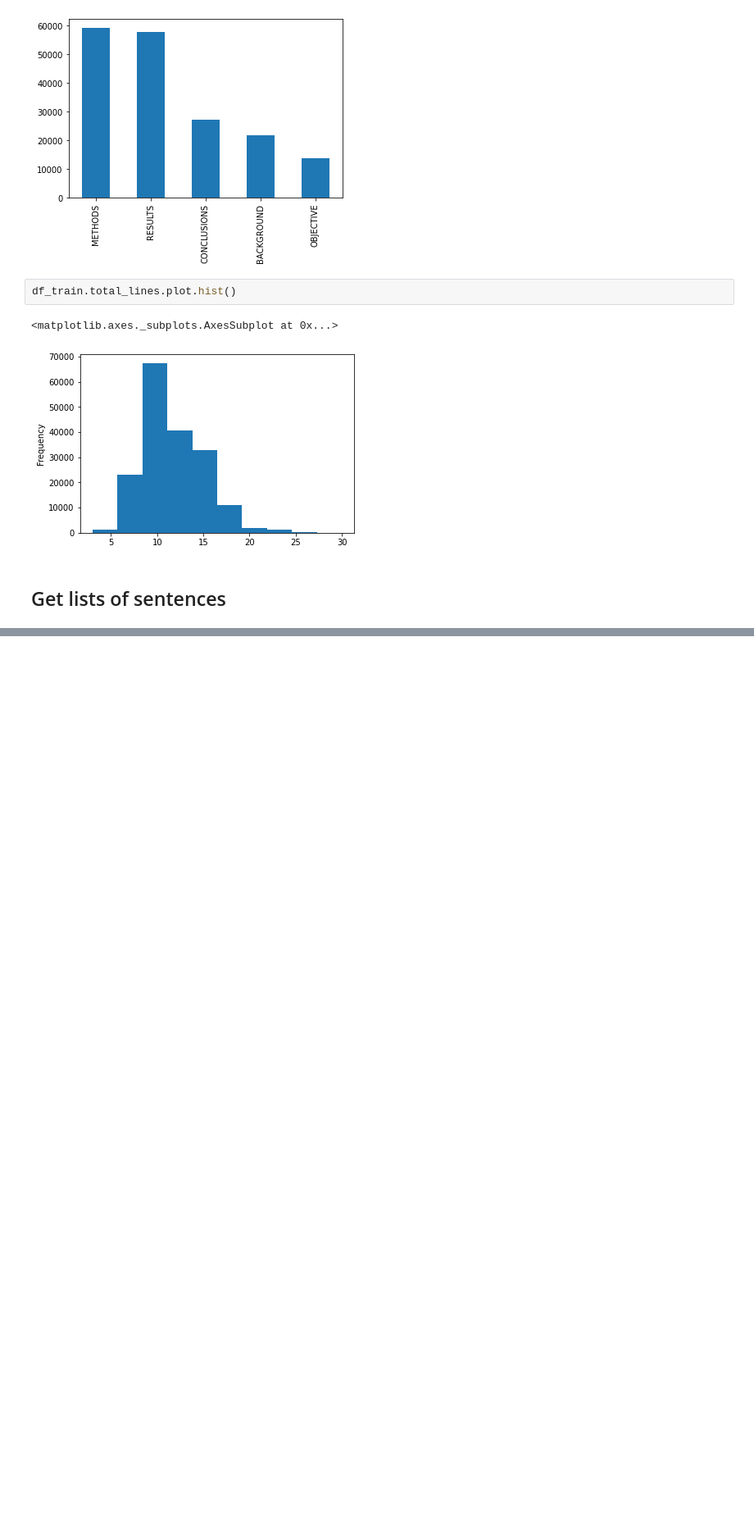
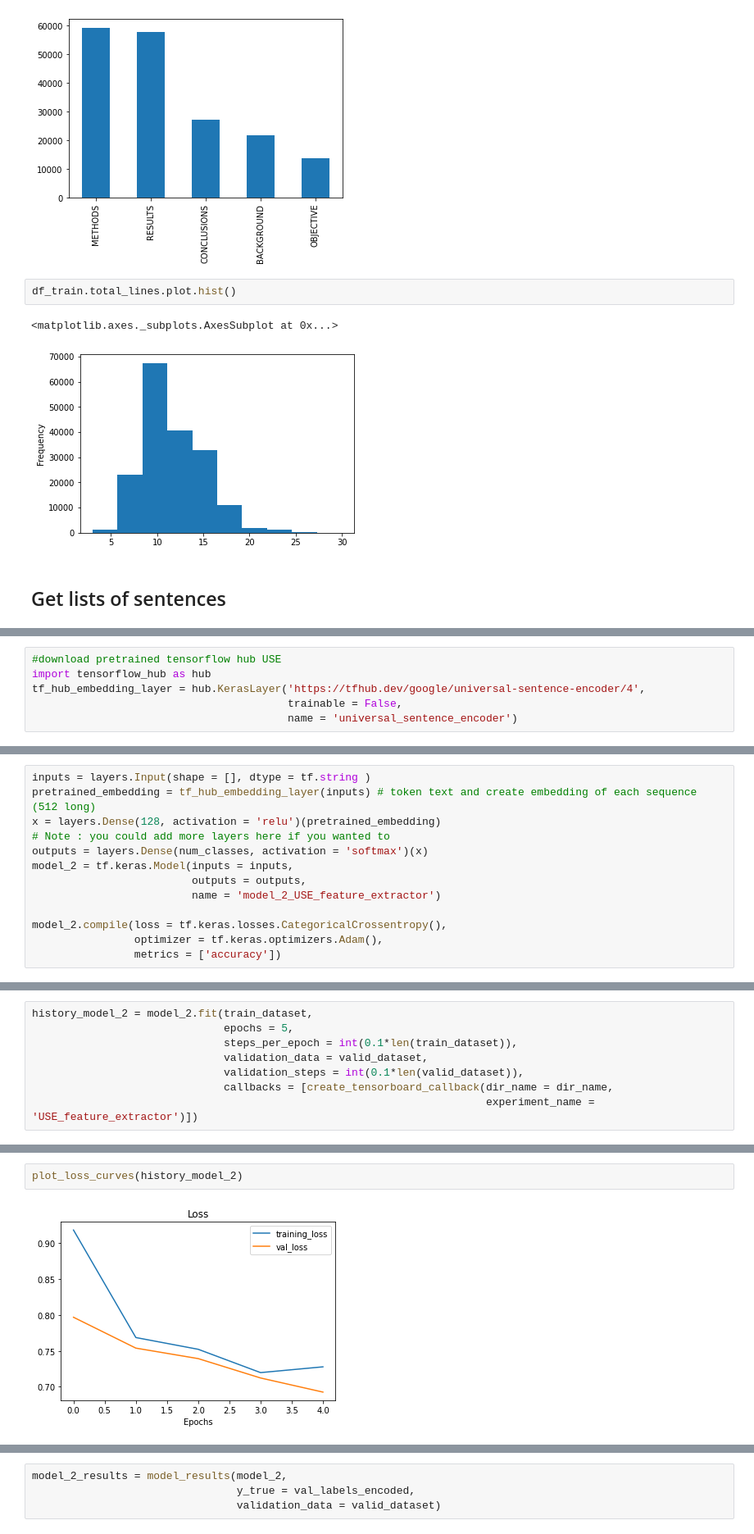
Before and after one commit to ngcheeyuan/Classification_projects, a Jupyter notebook: 09_skimlit_milestone_project_2.ipynb, the cells around one changed output, grey strips where cells are left out. Shown at 82% size. Cells and saved outputs as stored; diff of their text form; blank space fills up the shorter version.

```diff
--- a/09_skimlit_milestone_project_2.ipynb
+++ b/09_skimlit_milestone_project_2.ipynb
@@ -202,0 +496,6 @@ len(train_sentence), len(val_sentence),len(test_sentence)
+# %%
+#download pretrained tensorflow hub USE
+import tensorflow_hub as hub
+tf_hub_embedding_layer = hub.KerasLayer('https://tfhub.dev/google/universal-sentence-encoder/4',
+                                        trainable = False,
+                                        name = 'universal_sentence_encoder')
@@ -202,0 +529,13 @@ len(train_sentence), len(val_sentence),len(test_sentence)
+# %%
+inputs = layers.Input(shape = [], dtype = tf.string )
+pretrained_embedding = tf_hub_embedding_layer(inputs) # token text and create embedding of each sequence (512 long)
+x = layers.Dense(128, activation = 'relu')(pretrained_embedding)
+# Note : you could add more layers here if you wanted to
+outputs = layers.Dense(num_classes, activation = 'softmax')(x)
+model_2 = tf.keras.Model(inputs = inputs,
+                         outputs = outputs,
+                         name = 'model_2_USE_feature_extractor')
+
+model_2.compile(loss = tf.keras.losses.CategoricalCrossentropy(),
+                optimizer = tf.keras.optimizers.Adam(),
+                metrics = ['accuracy'])
@@ -202,0 +563,8 @@ len(train_sentence), len(val_sentence),len(test_sentence)
+# %%
+history_model_2 = model_2.fit(train_dataset,
+                              epochs = 5,
+                              steps_per_epoch = int(0.1*len(train_dataset)),
+                              validation_data = valid_dataset,
+                              validation_steps = int(0.1*len(valid_dataset)),
+                              callbacks = [create_tensorboard_callback(dir_name = dir_name,
+                                                                       experiment_name = 'USE_feature_extractor')])
@@ -202,0 +588,4 @@ len(train_sentence), len(val_sentence),len(test_sentence)
+# %%
+plot_loss_curves(history_model_2)
+# %% [output]
+[figure, added]
@@ -202,0 +593,4 @@ len(train_sentence), len(val_sentence),len(test_sentence)
+# %%
+model_2_results = model_results(model_2,
+                                y_true = val_labels_encoded,
+                                validation_data = valid_dataset)
```
Also changed, not shown: parts of 113 cells of this notebook.
